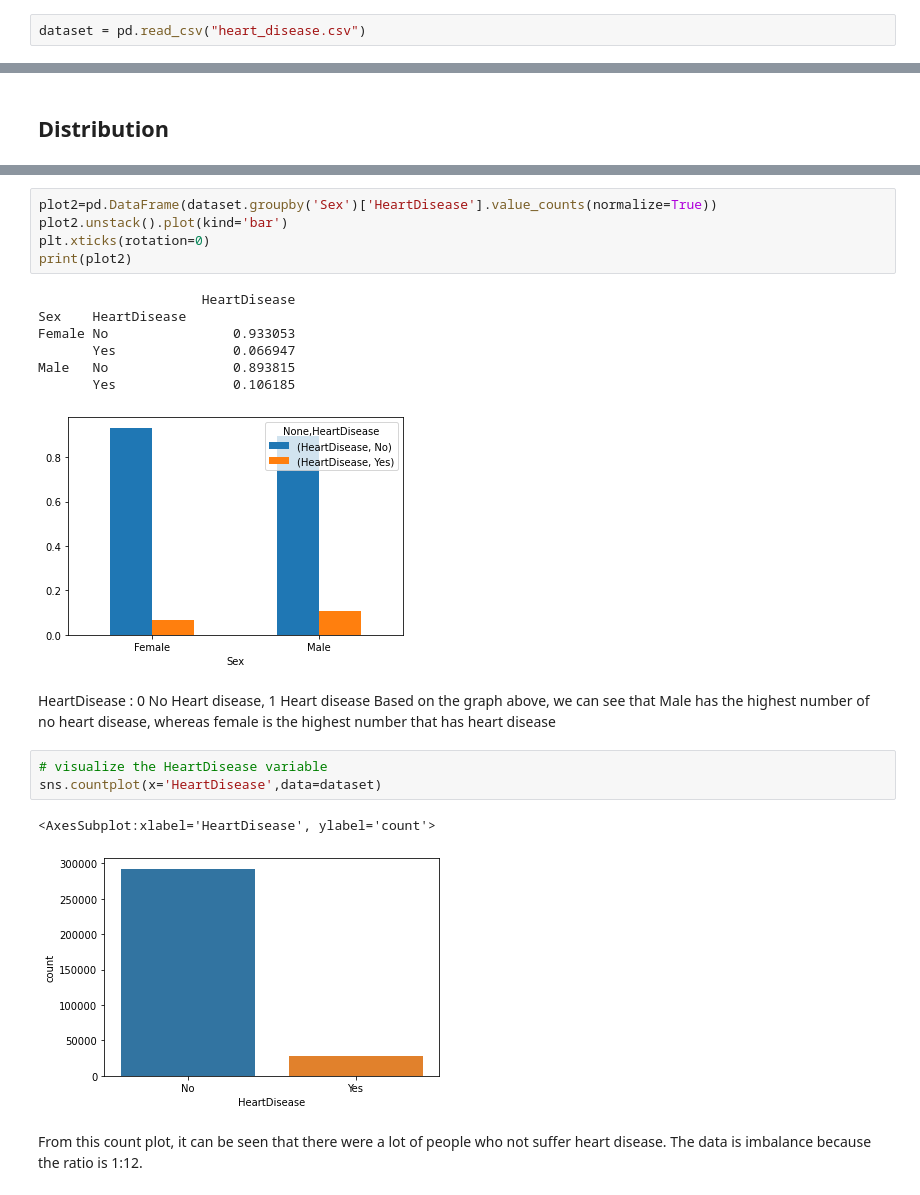
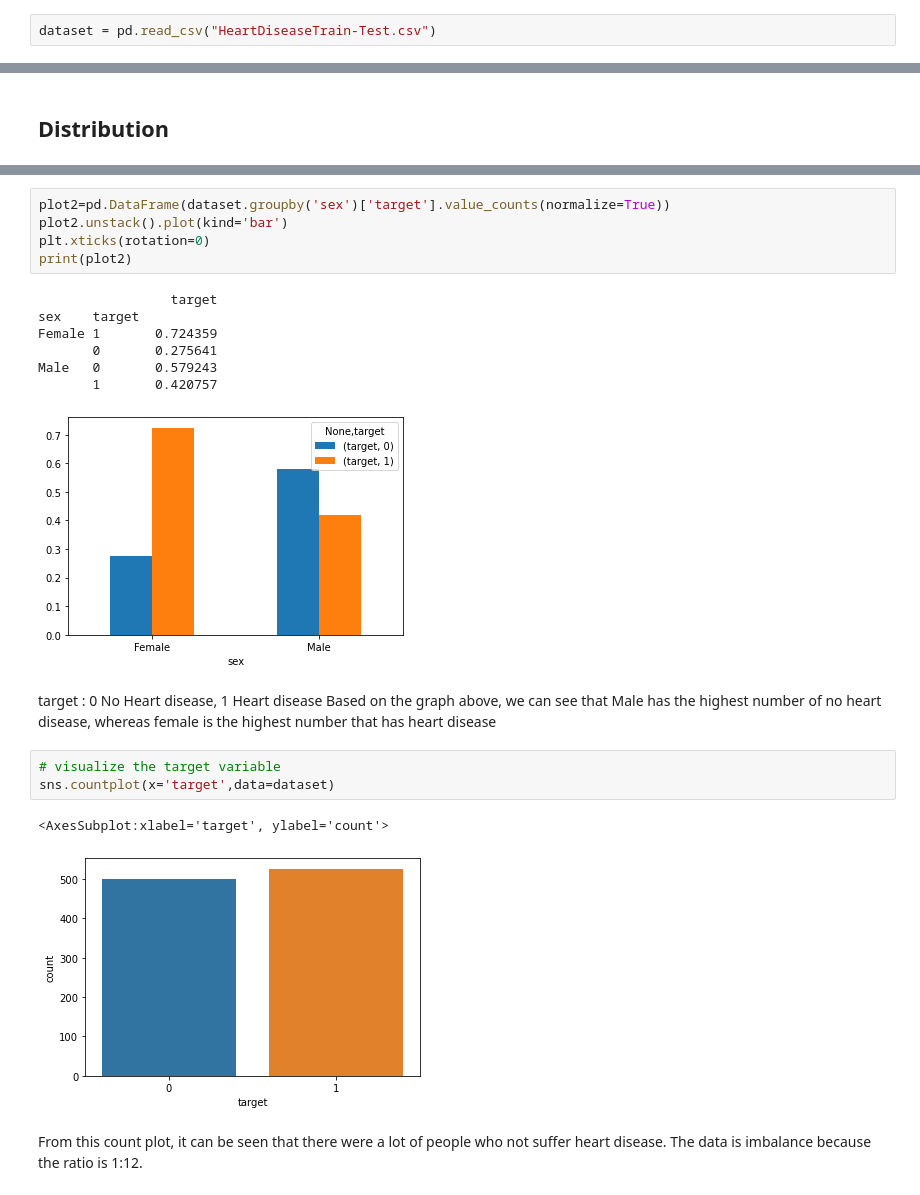
Before and after one commit to DONTKNOWWHATNAME11/needhelp, a Jupyter notebook: TESTING-Copy1.ipynb, the cells around one changed output, grey strips where cells are left out. Saved outputs shown, nothing was run; the diff lists cells and outputs as text.

```diff
--- a/TESTING-Copy1.ipynb
+++ b/TESTING-Copy1.ipynb
@@ -85,7 +109,7 @@ def plot_confusion_matrix(x,y):
 # %% [markdown]
 # Analysis Data
 # %%
-dataset = pd.read_csv("heart_disease.csv")
+dataset = pd.read_csv("HeartDiseaseTrain-Test.csv")
 # %%
 dataset.head()
 # %% [output]
@@ -202,25 +214,25 @@ plt.show()
 # %%
-plot2=pd.DataFrame(dataset.groupby('Sex')['HeartDisease'].value_counts(normalize=True))
+plot2=pd.DataFrame(dataset.groupby('sex')['target'].value_counts(normalize=True))
 plot2.unstack().plot(kind='bar')
 plt.xticks(rotation=0)
 print(plot2)
 # %% [output]
-                     HeartDisease
-Sex    HeartDisease
-Female No                0.933053
-       Yes               0.066947
-Male   No                0.893815
-       Yes               0.106185
+                 target
+sex    target
+Female 1       0.724359
+       0       0.275641
+Male   0       0.579243
+       1       0.420757
-[figure, old version]
+[figure, new version]
 # %% [markdown]
-HeartDisease : 0 No Heart disease, 1 Heart disease
+target : 0 No Heart disease, 1 Heart disease
 Based on the graph above, we can see that Male has the highest number of no heart disease, whereas female is the highest number that has heart disease
 # %%
-# visualize the HeartDisease variable
-sns.countplot(x='HeartDisease',data=dataset)
+# visualize the target variable
+sns.countplot(x='target',data=dataset)
 # %% [output]
-<AxesSubplot:xlabel='HeartDisease', ylabel='count'>
+<AxesSubplot:xlabel='target', ylabel='count'>
-[figure, old version]
+[figure, new version]
 # %% [markdown]
 From this count plot, it can be seen that there were a lot of people who not suffer heart disease. The data is imbalance because the ratio is 1:12.
 # %% [markdown]
```
Also changed, not shown: parts of 171 cells of this notebook.
